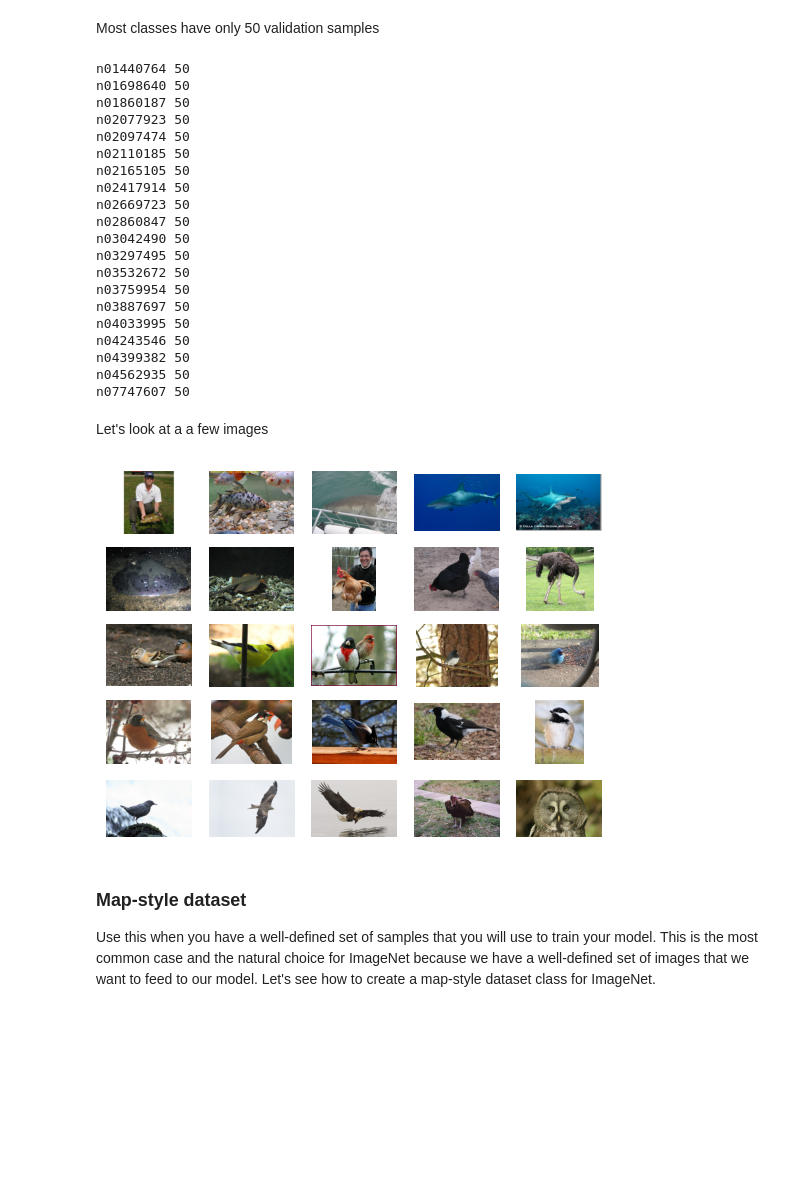
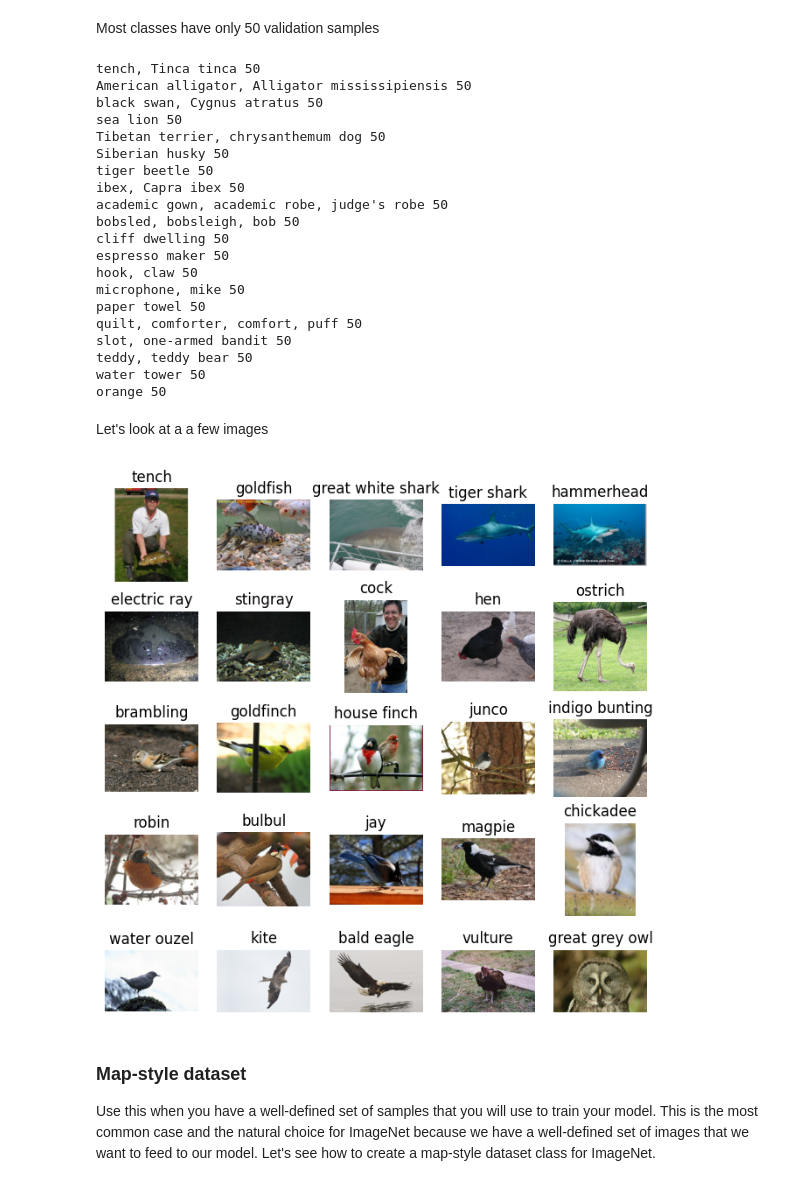
Before and after one commit to clemsonciti/rcde_workshops, a Jupyter notebook: pytorch/03-datasets.ipynb, the cells around one changed output. Saved outputs shown, nothing was run; the diff lists cells and outputs as text; code cells hidden in the pictures; blank space fills up the shorter version.

Commit message:
finished dataset lesson

```diff
--- a/pytorch/03-datasets.ipynb
+++ b/pytorch/03-datasets.ipynb
@@ -32,3 +38,10 @@ os.listdir(image_dir+'train')[:5]
+# %%
+with open('/project/rcde/datasets/imagenet/LOC_synset_mapping.txt') as f:
+    lines = f.readlines()
+
+    # we will need these two dictionaries
+    class2label = {l[:9].strip(): l[10:-1].strip() for l in lines}
+    class2ix = {l[:9].strip(): ix for ix, l in enumerate(lines)}
 # %% [markdown]
 Most classes have 1300 training images
 # %%
@@ -59,46 +72,50 @@ n07747607 1300
 Most classes have only 50 validation samples
 # %%
 for cls in os.listdir(image_dir+'val')[::50]:
-    print(cls, len(os.listdir(f"{image_dir}val/{cls}/")))
+    print(class2label[cls], len(os.listdir(f"{image_dir}val/{cls}/")))
 # %% [output]
-n01440764 50
-n01698640 50
-n01860187 50
-n02077923 50
-n02097474 50
-n02110185 50
-n02165105 50
-n02417914 50
-n02669723 50
-n02860847 50
-n03042490 50
-n03297495 50
-n03532672 50
-n03759954 50
-n03887697 50
-n04033995 50
-n04243546 50
-n04399382 50
-n04562935 50
-n07747607 50
+tench, Tinca tinca 50
+American alligator, Alligator mississipiensis 50
+black swan, Cygnus atratus 50
+sea lion 50
+Tibetan terrier, chrysanthemum dog 50
+Siberian husky 50
+tiger beetle 50
+ibex, Capra ibex 50
+academic gown, academic robe, judge's robe 50
+bobsled, bobsleigh, bob 50
+cliff dwelling 50
+espresso maker 50
+hook, claw 50
+microphone, mike 50
+paper towel 50
+quilt, comforter, comfort, puff 50
+slot, one-armed bandit 50
+teddy, teddy bear 50
+water tower 50
+orange 50
 # %% [markdown]
 Let's look at a a few images
 # %%
 from glob import glob
 import matplotlib.pyplot as plt
 import matplotlib.image as img
 
 num_images = 25
 sample_images = []
+image_classes = []
 for cls in os.listdir(image_dir+'train')[:num_images]:
     sample_images.append(glob(f"{image_dir}train/{cls}/*.*")[0])
+    image_classes.append(cls)
 
 fig, ax = plt.subplots(5, 5)
+fig.set_size_inches(8,8)
 for ix, a in enumerate(ax.flatten()):
     a.imshow(img.imread(sample_images[ix]))
+    a.set_title(class2label[image_classes[ix]].split(',')[0])
     a.axis('off')
 # %% [output]
-[figure, old version]
+[figure, new version]
 # %% [markdown]
 ### Map-style dataset
 Use this when you have a well-defined set of samples that you will use to train your model. This is the most common case and the natural choice for ImageNet because we have a well-defined set of images that we want to feed to our model. Let's see how to create a map-style dataset class for ImageNet.
```
Also changed, not shown: parts of 17 cells of this notebook.
